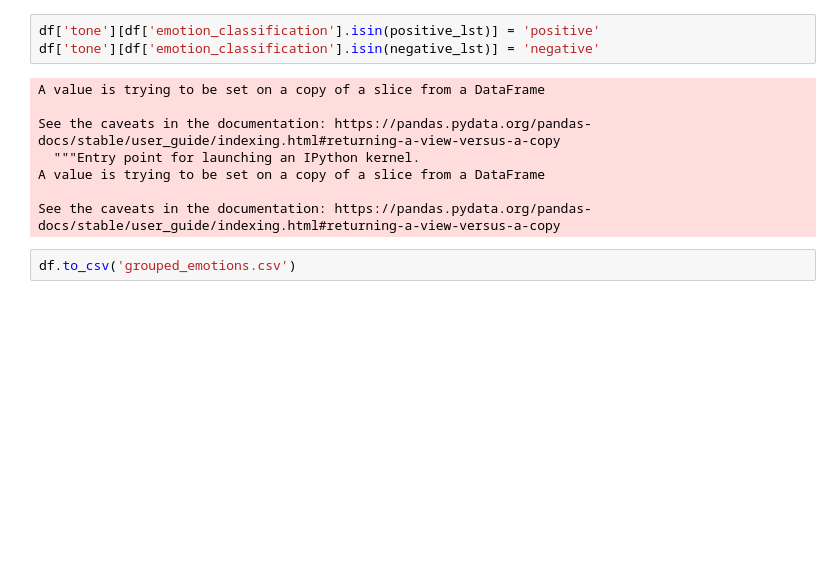
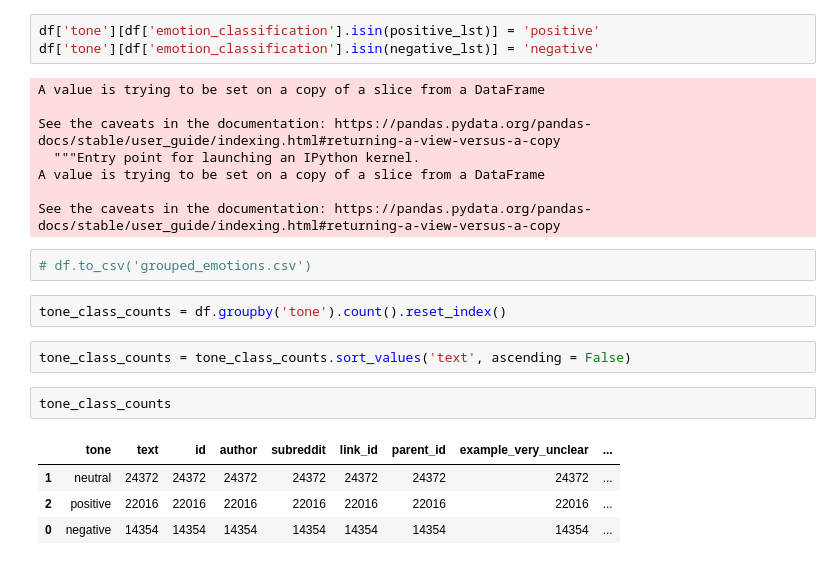
Before and after one commit to jamiewessels/Tone-Detection, a Jupyter notebook: data/EDA_group_by_emotions.ipynb, the cells around one changed output. Drawn from its saved outputs; the diff is of its cells as text; blank space fills up the shorter version.

```diff
--- a/data/EDA_group_by_emotions.ipynb
+++ b/data/EDA_group_by_emotions.ipynb
@@ -196,4 +192,15 @@ A value is trying to be set on a copy of a slice from a DataFrame
 
 See the caveats in the documentation: https://pandas.pydata.org/pandas-docs/stable/user_guide/indexing.html#returning-a-view-versus-a-copy
 # %%
-df.to_csv('grouped_emotions.csv')
+# df.to_csv('grouped_emotions.csv')
+# %%
+tone_class_counts = df.groupby('tone').count().reset_index()
+# %%
+tone_class_counts = tone_class_counts.sort_values('text', ascending = False)
+# %%
+tone_class_counts
+# %% [output]
+|  | tone | text | id | author | subreddit | link_id | parent_id | example_very_unclear | ... |
+| 1 | neutral | 24372 | 24372 | 24372 | 24372 | 24372 | 24372 | 24372 | ... |
+| 2 | positive | 22016 | 22016 | 22016 | 22016 | 22016 | 22016 | 22016 | ... |
+| 0 | negative | 14354 | 14354 | 14354 | 14354 | 14354 | 14354 | 14354 | ... |
```
Also changed, not shown: parts of 6 cells of this notebook, 21 other files.
